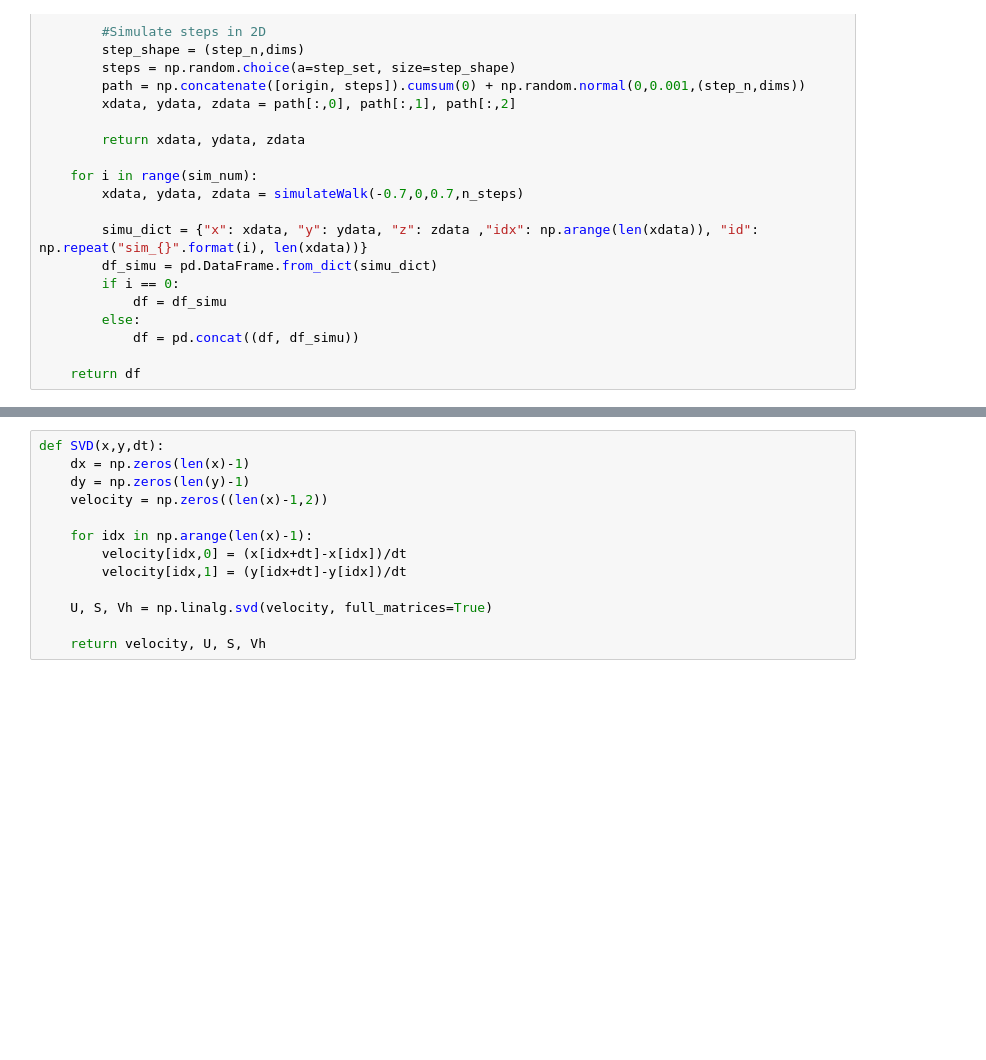
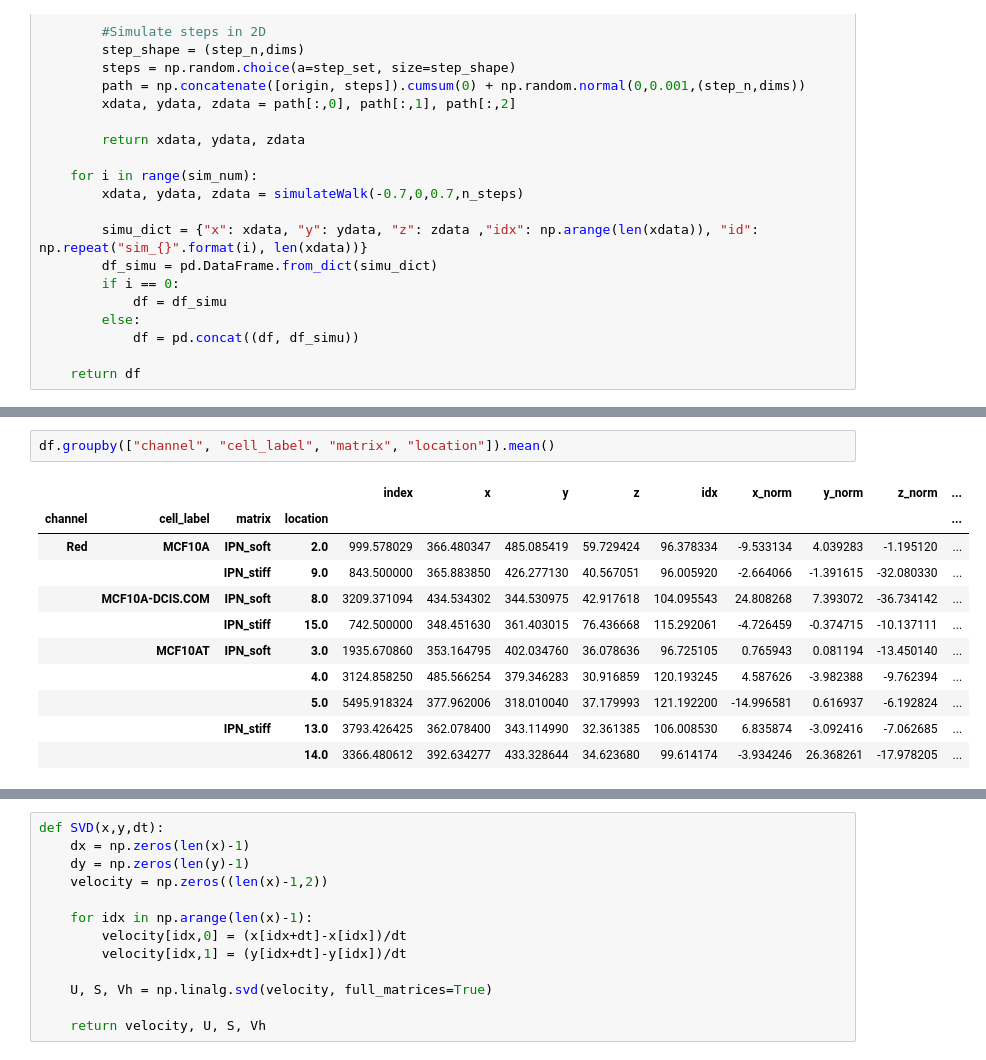
Before and after one commit to ArttuD/InstruProject, a Jupyter notebook: NikonPipes/NikonParser.ipynb, the cells around one changed output, grey strips where cells are left out. Cells and saved outputs as stored; diff of their text form; blank space fills up the shorter version.

```diff
--- a/NikonPipes/NikonParser.ipynb
+++ b/NikonPipes/NikonParser.ipynb
@@ -699,2 +896,16 @@ df.to_csv(os.path.join("./results","{}_parsed_simu_{}.csv".format(day,add_sim)))
+# %%
+df.groupby(["channel", "cell_label", "matrix", "location"]).mean()
+# %% [output]
+|  |  |  |  | index | x | y | z | idx | x_norm | y_norm | z_norm | ... |
+| channel | cell_label | matrix | location |  |  |  |  |  |  |  |  | ... |
+| Red | MCF10A | IPN_soft | 2.0 | 999.578029 | 366.480347 | 485.085419 | 59.729424 | 96.378334 | -9.533134 | 4.039283 | -1.195120 | ... |
+|  |  | IPN_stiff | 9.0 | 843.500000 | 365.883850 | 426.277130 | 40.567051 | 96.005920 | -2.664066 | -1.391615 | -32.080330 | ... |
+|  | MCF10A-DCIS.COM | IPN_soft | 8.0 | 3209.371094 | 434.534302 | 344.530975 | 42.917618 | 104.095543 | 24.808268 | 7.393072 | -36.734142 | ... |
+|  |  | IPN_stiff | 15.0 | 742.500000 | 348.451630 | 361.403015 | 76.436668 | 115.292061 | -4.726459 | -0.374715 | -10.137111 | ... |
+|  | MCF10AT | IPN_soft | 3.0 | 1935.670860 | 353.164795 | 402.034760 | 36.078636 | 96.725105 | 0.765943 | 0.081194 | -13.450140 | ... |
+|  |  |  | 4.0 | 3124.858250 | 485.566254 | 379.346283 | 30.916859 | 120.193245 | 4.587626 | -3.982388 | -9.762394 | ... |
+|  |  |  | 5.0 | 5495.918324 | 377.962006 | 318.010040 | 37.179993 | 121.192200 | -14.996581 | 0.616937 | -6.192824 | ... |
+|  |  | IPN_stiff | 13.0 | 3793.426425 | 362.078400 | 343.114990 | 32.361385 | 106.008530 | 6.835874 | -3.092416 | -7.062685 | ... |
+|  |  |  | 14.0 | 3366.480612 | 392.634277 | 433.328644 | 34.623680 | 99.614174 | -3.934246 | 26.368261 | -17.978205 | ... |
 # %%
 count = 0
```
Also changed, not shown: parts of 25 cells of this notebook, 7 other files.
